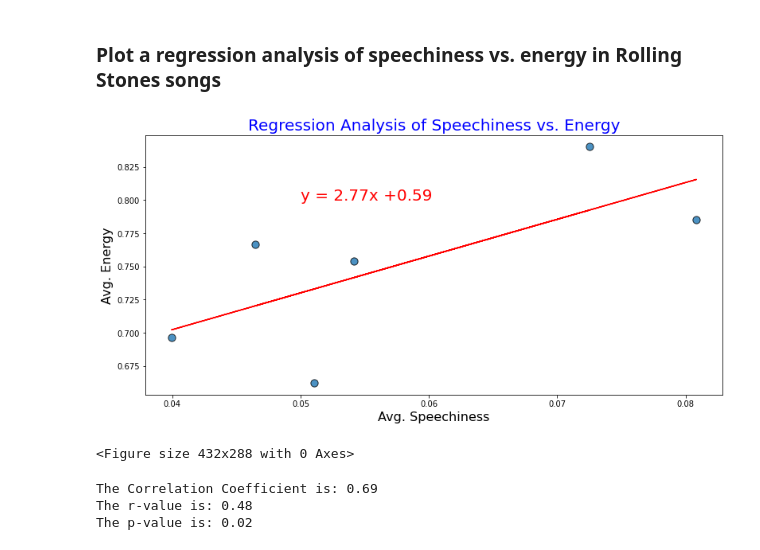
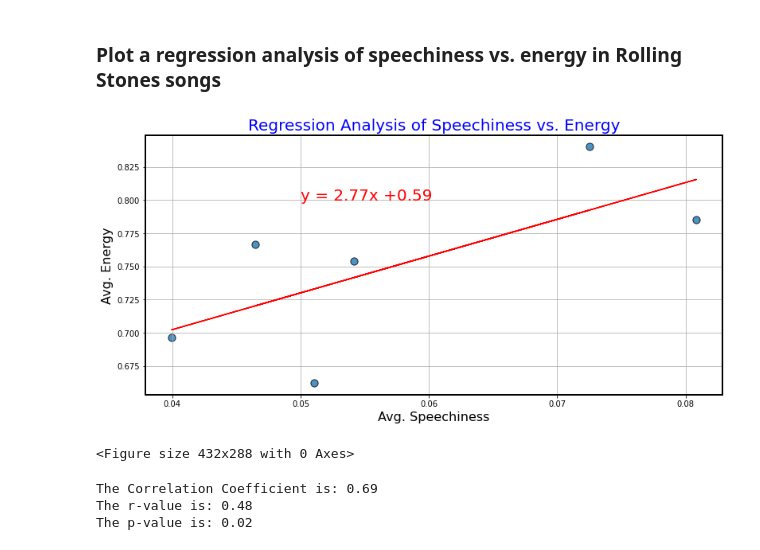
Before and after one commit to divya-gh/Spotify_Music_Analysis, a Jupyter notebook: spotify_analysis-hypothesis.ipynb, the cells around one changed output. Drawn from its saved outputs; the diff is of its cells as text; code cells hidden in the pictures.

Commit message:
adding comments to plot section

```diff
--- a/spotify_analysis-hypothesis.ipynb
+++ b/spotify_analysis-hypothesis.ipynb
@@ -43,13 +43,16 @@ bins  = [1920,1929,1939,1949,1959,1969,1979,1989,1999,2009,2019,2030]
 bin_group = ['1920-1929','1930-1939','1940-1949','1950-1959','1960-1969','1970-1979','1980-1989','1990-1999','2000-2009','2010-2019','2020 +']
 
 # Sort df by bins
-spotify_copy = spotify_df
+spotify_copy = spotify_df.copy()
 spotify_copy['decade'] = pd.cut(spotify_copy['year'],bins,labels=bin_group,include_lowest=True)
+
+#Selecting required columns
 spotify_copy = spotify_copy[['decade', 'artists', 'acousticness', 'danceability',
-       'energy', 'instrumentalness', 'loudness', 'popularity', 'speechiness',
-       'valence']]
+                             'energy', 'instrumentalness', 'loudness', 'popularity',
+                             'speechiness', 'valence']]
 
 # Get count of songs listed by decade and print
 song_count = spotify_copy.groupby('decade')['artists'].count()
+song_count = pd.DataFrame(song_count)
 song_count
 # %% [output]
@@ -285,23 +306,27 @@ Stones_energy = stones_line.energy
 # %%
 # Create regression plot of Rolling Stones data
 x_axis = Stones_speechiness
 y_axis = Stones_energy
 (slope, intercept, rvalue, pvalue, stderr) = linregress(x_axis, y_axis)
 regress_values = x_axis * slope + intercept
 line_eq = "y = " + str(round(slope,2)) + "x +" + str(round(intercept,2))
 plt.figure(figsize=(13,6))
+plt.rcParams["axes.linewidth"] = 2
 plt.scatter(x_axis,y_axis,alpha=.8, s=85, edgecolor="black")
 plt.plot(x_axis,regress_values,'r-')
+plt.grid()
 plt.annotate(line_eq,xy=(0.05,0.8),color='red',fontsize=20)
 plt.title('Regression Analysis of Speechiness vs. Energy',fontsize=20 , color = 'b')
 plt.xlabel('Avg. Speechiness',fontsize=16 )
 plt.ylabel('Avg. Energy',fontsize=16 )
 
+#save file as png
 plt.savefig("Images/Energy_Speechiness_Stones")
+
 plt.show()
 plt.tight_layout()
 # %% [output]
-[figure, old version]
+[figure, new version]
 <Figure size 432x288 with 0 Axes>
 # %%
 # Print the r and p values resulting from regression analysis
```
Also changed, not shown: parts of 15 cells of this notebook, 3 other files.
